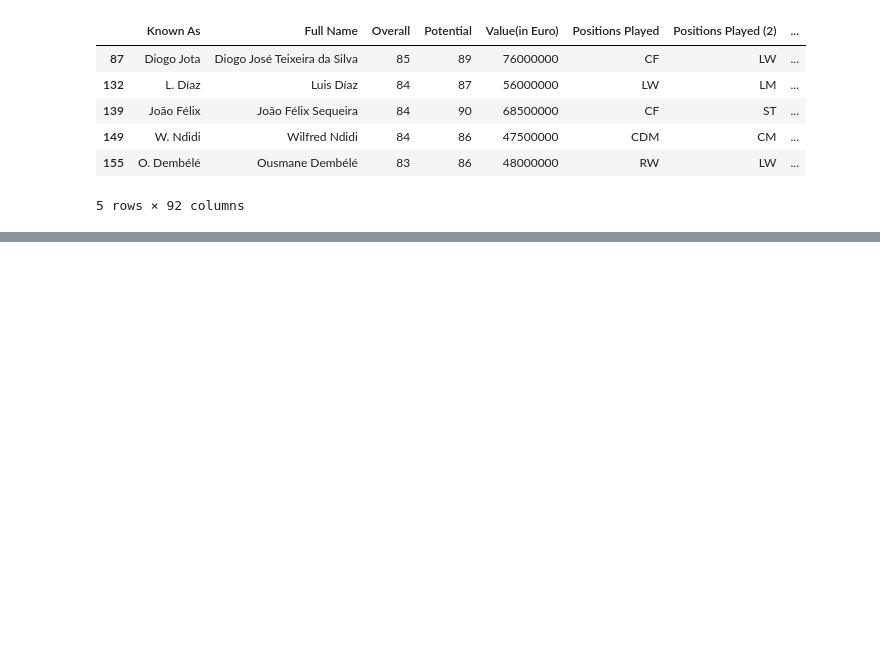
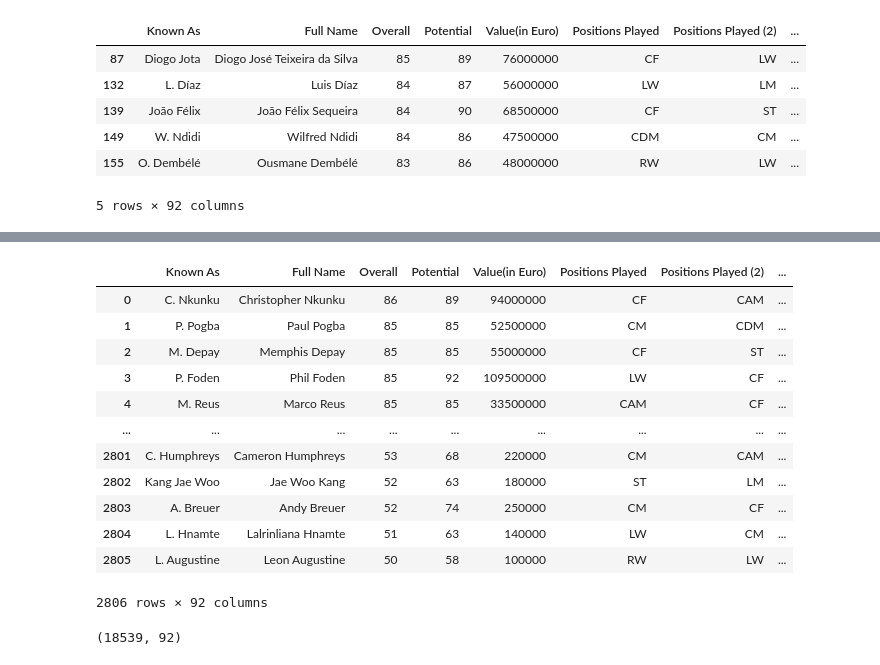
Before and after one commit to ybrenning/ivda, a Jupyter notebook: 01/01-solution.ipynb, the cells around one changed output, grey strips where cells are left out. Saved outputs shown, nothing was run; the diff lists cells and outputs as text; code cells hidden in the pictures; blank space fills up the shorter version.

```diff
--- a/01/01-solution.ipynb
+++ b/01/01-solution.ipynb
@@ -218,0 +250,4 @@ three_pos.head()
+# %%
+two_overhang_new = two_overhang[cols].copy()
+two_overhang.columns = two_overhang_new.columns
+two_overhang.head()
@@ -218,0 +266,7 @@ three_pos.head()
+# %%
+last_col = two_overhang.iloc[:, -1:]
+cols_before = two_overhang.iloc[:, :cols.index('Positions Played (4)')]
+cols_after = two_overhang.iloc[:, cols.index('Positions Played (4)'):-1]
+new_df = pd.concat([cols_before, last_col, cols_after], axis=1)
+new_df.columns = cols
+new_df.head()
@@ -218,0 +281,5 @@ three_pos.head()
+# %%
+three_pos = new_df[(new_df['Positions Played'] == new_df['Best Position']) | (new_df['Positions Played (2)'] == new_df['Best Position']) | (new_df['Positions Played (3)'] == new_df['Best Position'])]
+four_pos = new_df[(new_df['Positions Played'] != new_df['Best Position']) & (new_df['Positions Played (2)'] != new_df['Best Position']) & (new_df['Positions Played (3)'] != new_df['Best Position'])]
+four_pos.loc[:, 'Positions Played (4)'] = four_pos.loc[:, 'Best Position']
+four_pos.head()
@@ -218,0 +294,22 @@ three_pos.head()
+# %%
+merged_two_overhang = pd.concat([three_pos, four_pos], ignore_index=True)
+merged_two_overhang
+# %% [output]
+|  | Known As | Full Name | Overall | Potential | Value(in Euro) | Positions Played | Positions Played (2) | ... |
+| 0 | C. Nkunku | Christopher Nkunku | 86 | 89 | 94000000 | CF | CAM | ... |
+| 1 | P. Pogba | Paul Pogba | 85 | 85 | 52500000 | CM | CDM | ... |
+| 2 | M. Depay | Memphis Depay | 85 | 85 | 55000000 | CF | ST | ... |
+| 3 | P. Foden | Phil Foden | 85 | 92 | 109500000 | LW | CF | ... |
+| 4 | M. Reus | Marco Reus | 85 | 85 | 33500000 | CAM | CF | ... |
+| ... | ... | ... | ... | ... | ... | ... | ... | ... |
+| 2801 | C. Humphreys | Cameron Humphreys | 53 | 68 | 220000 | CM | CAM | ... |
+| 2802 | Kang Jae Woo | Jae Woo Kang | 52 | 63 | 180000 | ST | LM | ... |
+| 2803 | A. Breuer | Andy Breuer | 52 | 74 | 250000 | CM | CF | ... |
+| 2804 | L. Hnamte | Lalrinliana Hnamte | 51 | 63 | 140000 | LW | CM | ... |
+| 2805 | L. Augustine | Leon Augustine | 50 | 58 | 100000 | RW | LW | ... |
+2806 rows × 92 columns
+# %%
+df = pd.concat([merged_no_overhang, merged_one_overhang, merged_two_overhang], ignore_index=True)
+df.shape
+# %% [output]
+(18539, 92)
```
Also changed, not shown: parts of 9 cells of this notebook.
